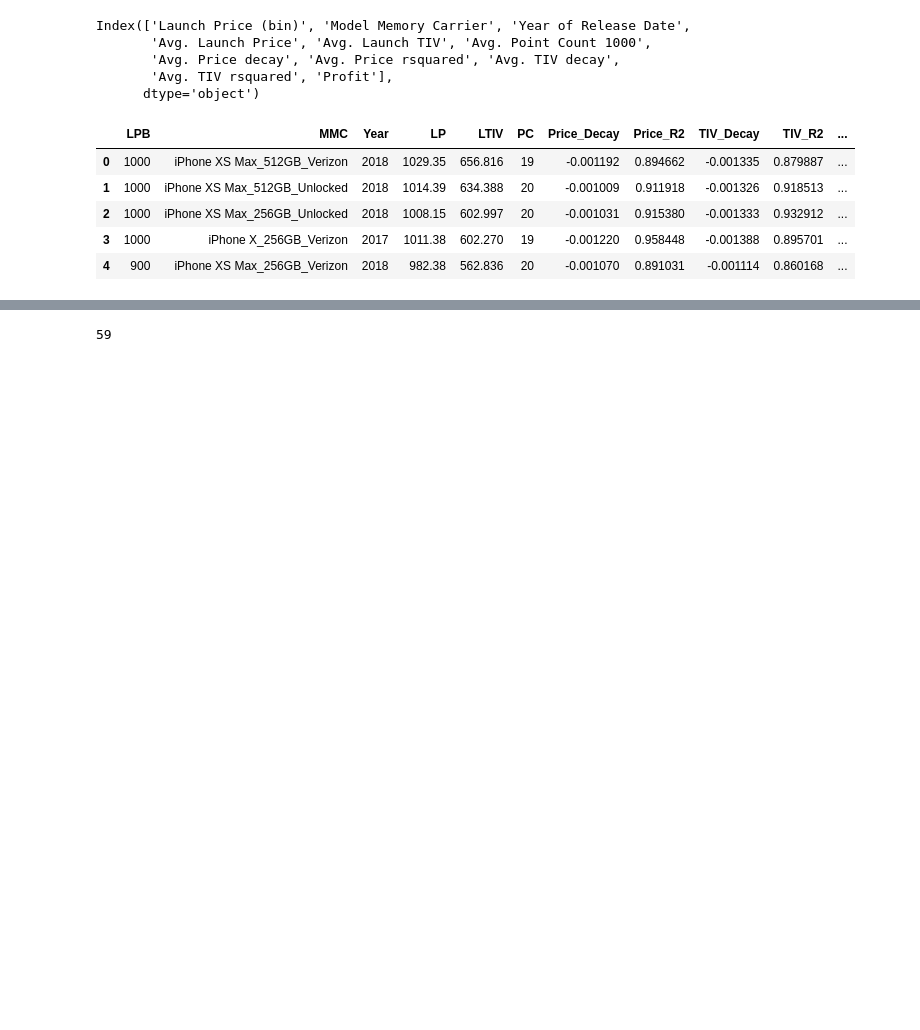
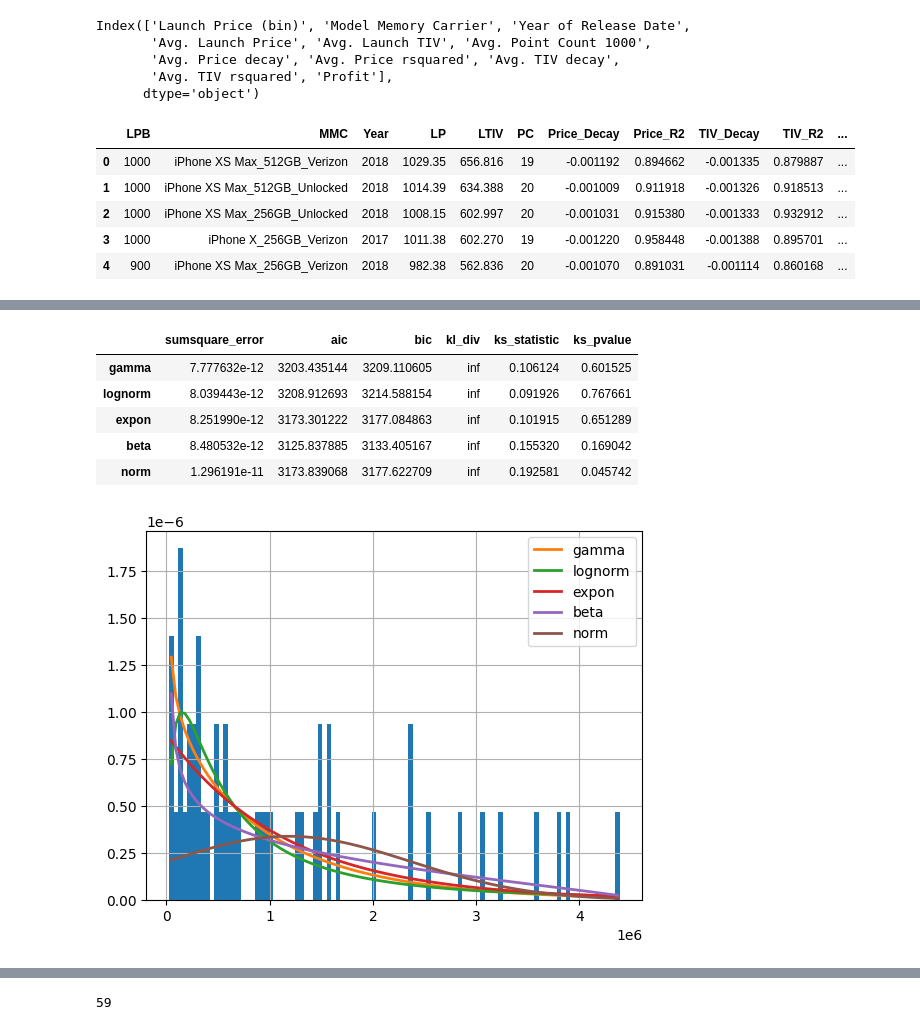
Before and after one commit to Eezzeldin/POC, a Jupyter notebook: Profit_ML_V5_run0ipynb.ipynb, the cells around one changed output, grey strips where cells are left out. Drawn from its saved outputs; the diff is of its cells as text; code cells hidden in the pictures; blank space fills up the shorter version.

```diff
--- a/Profit_ML_V5_run0ipynb.ipynb
+++ b/Profit_ML_V5_run0ipynb.ipynb
@@ -248,0 +285,17 @@ y_test        = y.loc [test_indicies]
+# %%
+from fitter import Fitter
+import numpy as np
+
+# Assuming 'y' is your target variable, which is a NumPy array or a list of your data points
+#y = np.random.normal(loc=0, scale=1, size=1000)  # Example data
+
+# Create a Fitter instance with your data
+f = Fitter(y_train.values, distributions=['gamma', 'lognorm', 'norm', 'expon', 'beta'] )  # Specify distributions you want to test
+
+# Fit the distributions to your data and find the best fit
+f.fit()
+# This will fit all the distributions you've listed (or all available distributions if you don't specify) to your data
+
+# Display the summary of the best fitting distributions
+f.summary()
+# %% [output]
@@ -248,0 +307,7 @@ y_test        = y.loc [test_indicies]
+|  | sumsquare_error | aic | bic | kl_div | ks_statistic | ks_pvalue |
+| gamma | 7.777632e-12 | 3203.435144 | 3209.110605 | inf | 0.106124 | 0.601525 |
+| lognorm | 8.039443e-12 | 3208.912693 | 3214.588154 | inf | 0.091926 | 0.767661 |
+| expon | 8.251990e-12 | 3173.301222 | 3177.084863 | inf | 0.101915 | 0.651289 |
+| beta | 8.480532e-12 | 3125.837885 | 3133.405167 | inf | 0.155320 | 0.169042 |
+| norm | 1.296191e-11 | 3173.839068 | 3177.622709 | inf | 0.192581 | 0.045742 |
+[figure, added]
```
Also changed, not shown: parts of 38 cells of this notebook.
